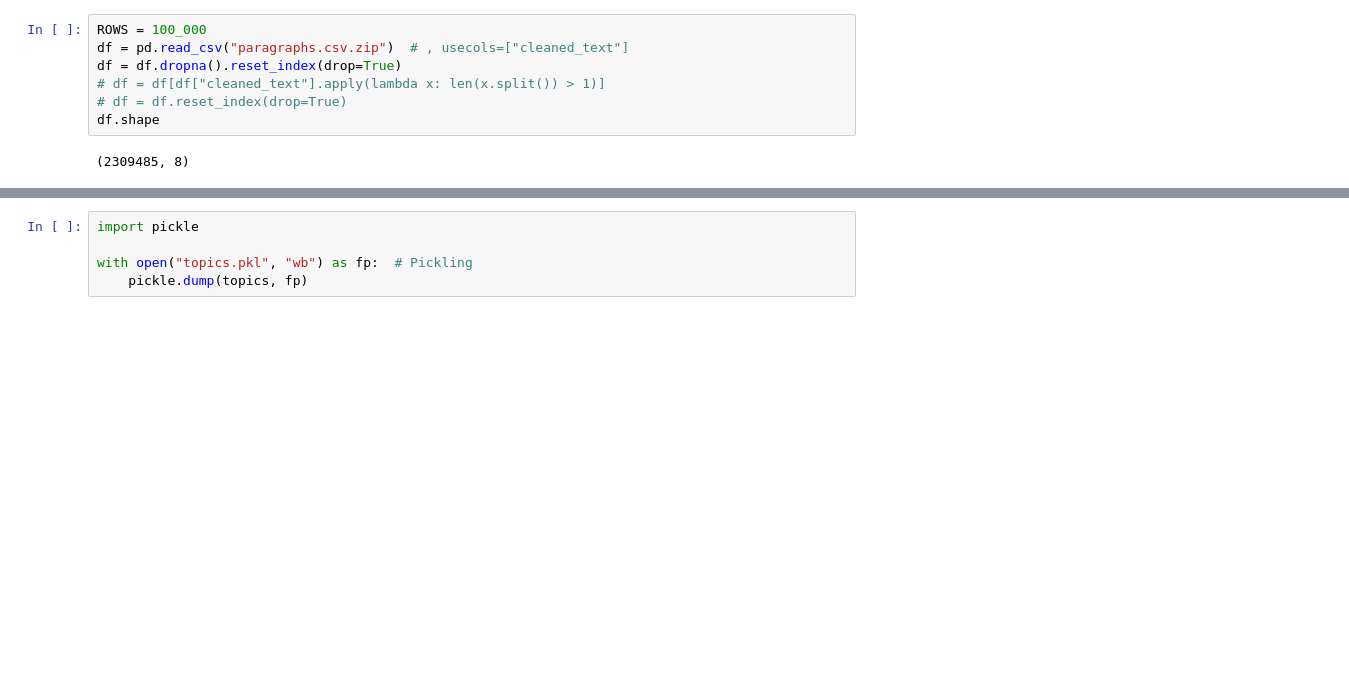
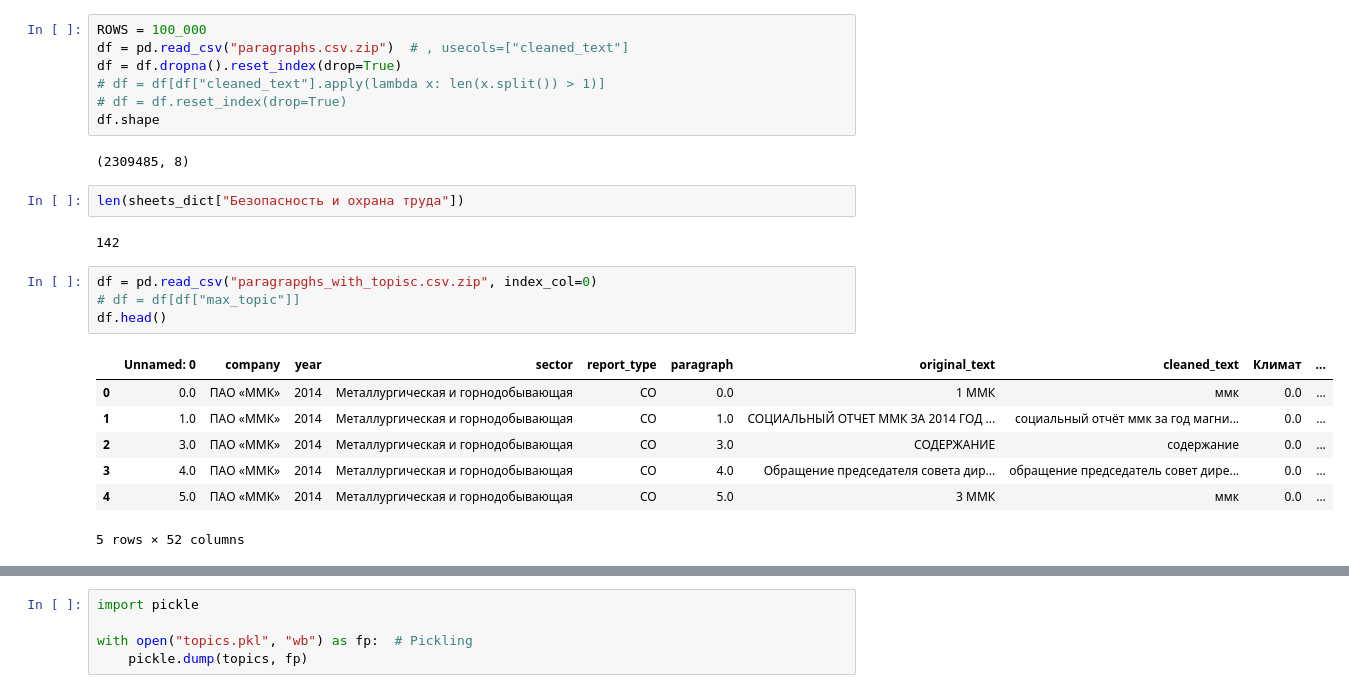
Before and after one commit to tarasovEgor/ESG_Reports, a Jupyter notebook: topics/all_topics.ipynb, the cells around one changed output, grey strips where cells are left out. Saved outputs shown, nothing was run; the diff lists cells and outputs as text; blank space fills up the shorter version.

Commit message:
upd topics

```diff
--- a/topics/all_topics.ipynb
+++ b/topics/all_topics.ipynb
@@ -98,6 +117,22 @@ df = df.dropna().reset_index(drop=True)
 df.shape
 # %% [output]
 (2309485, 8)
+# %%
+len(sheets_dict["Безопасность и охрана труда"])
+# %% [output]
+142
+# %%
+df = pd.read_csv("paragrapghs_with_topisc.csv.zip", index_col=0)
+# df = df[df["max_topic"]]
+df.head()
+# %% [output]
+|  | Unnamed: 0 | company | year | sector | report_type | paragraph | original_text | cleaned_text | Климат | ... |
+| 0 | 0.0 | ПАО «ММК» | 2014 | Металлургическая и горнодобывающая | СО | 0.0 | 1 ММК | ммк | 0.0 | ... |
+| 1 | 1.0 | ПАО «ММК» | 2014 | Металлургическая и горнодобывающая | СО | 1.0 | СОЦИАЛЬНЫЙ ОТЧЕТ ММК ЗА 2014 ГОД ... | социальный отчёт ммк за год магни... | 0.0 | ... |
+| 2 | 3.0 | ПАО «ММК» | 2014 | Металлургическая и горнодобывающая | СО | 3.0 | СОДЕРЖАНИЕ | содержание | 0.0 | ... |
+| 3 | 4.0 | ПАО «ММК» | 2014 | Металлургическая и горнодобывающая | СО | 4.0 | Обращение председателя совета дир... | обращение председатель совет дире... | 0.0 | ... |
+| 4 | 5.0 | ПАО «ММК» | 2014 | Металлургическая и горнодобывающая | СО | 5.0 | 3 ММК | ммк | 0.0 | ... |
+5 rows × 52 columns
 # %%
 topics = []
 
```
Also changed, not shown: parts of 10 cells of this notebook.
